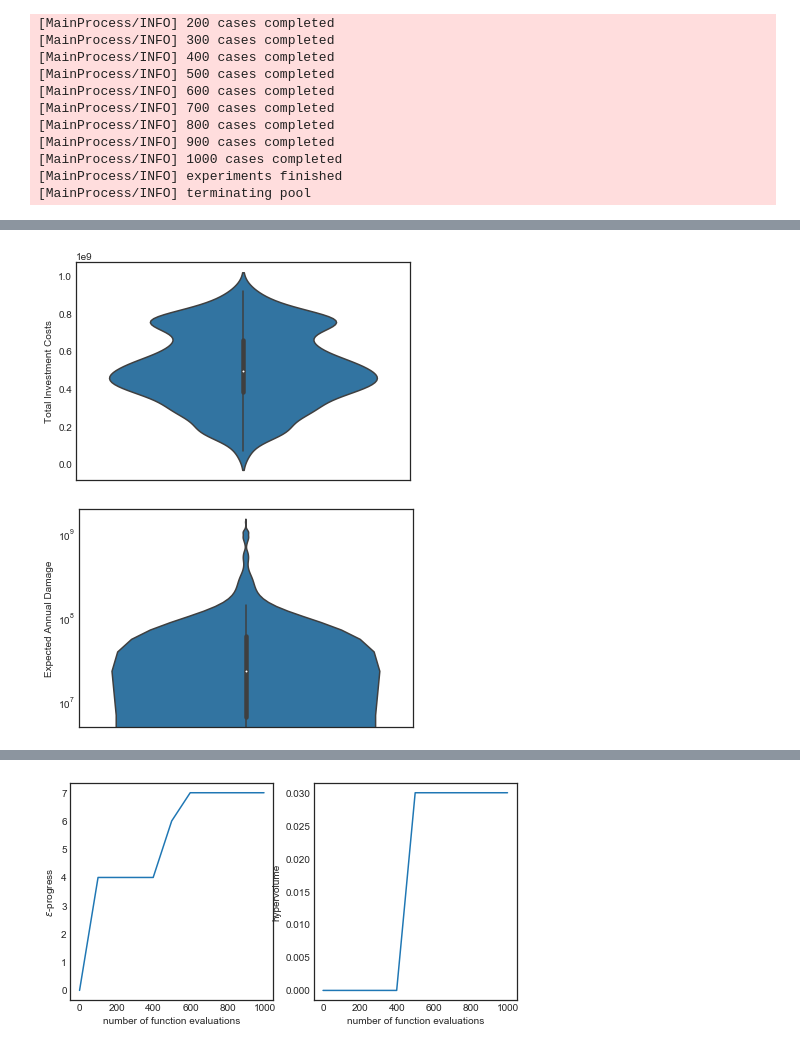
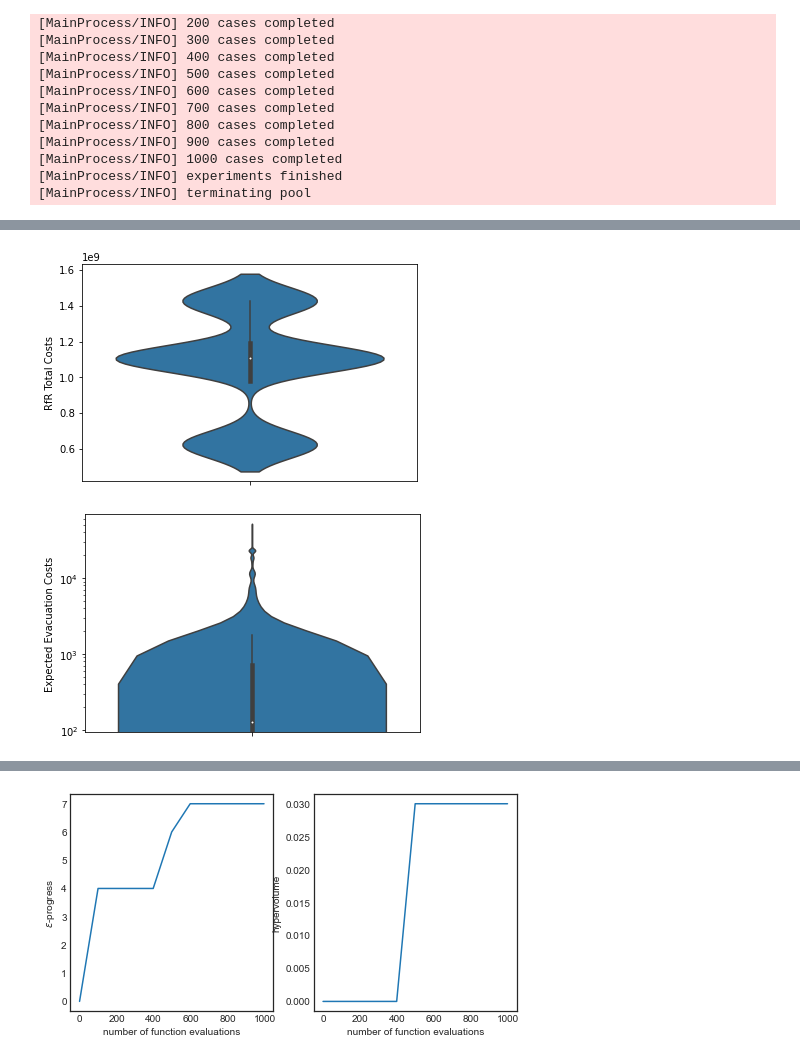
Before and after one commit to tamarvooijs/MBDM, a Jupyter notebook: final assignment/Optimization Moro-Laszlo.ipynb, the cells around one changed output, grey strips where cells are left out. Drawn from its saved outputs; the diff is of its cells as text; code cells hidden in the pictures.

```diff
--- a/final assignment/Optimization Moro-Laszlo.ipynb
+++ b/final assignment/Optimization Moro-Laszlo.ipynb
@@ -186,15 +236,15 @@ with MultiprocessingEvaluator(model) as evaluator:
 # %%
 data = pd.DataFrame(outcomes)
 data['policy'] = experiments['policy']
-sns.violinplot(data=data, y='Total Investment Costs')
+ax = sns.violinplot(data=data, y='RfR Total Costs')
 plt.show()
 # %% [output]
-[figure, old version]
+[figure, new version]
 # %%
 data = pd.DataFrame(outcomes)
 data['policy'] = experiments['policy']
-ax = sns.violinplot(data=data, y='Expected Annual Damage')
+ax = sns.violinplot(data=data, y='Expected Evacuation Costs')
 ax.set_yscale('log')
 plt.show()
 # %% [output]
-[figure, old version]
+[figure, new version]
```
Also changed, not shown: parts of 21 cells of this notebook.
